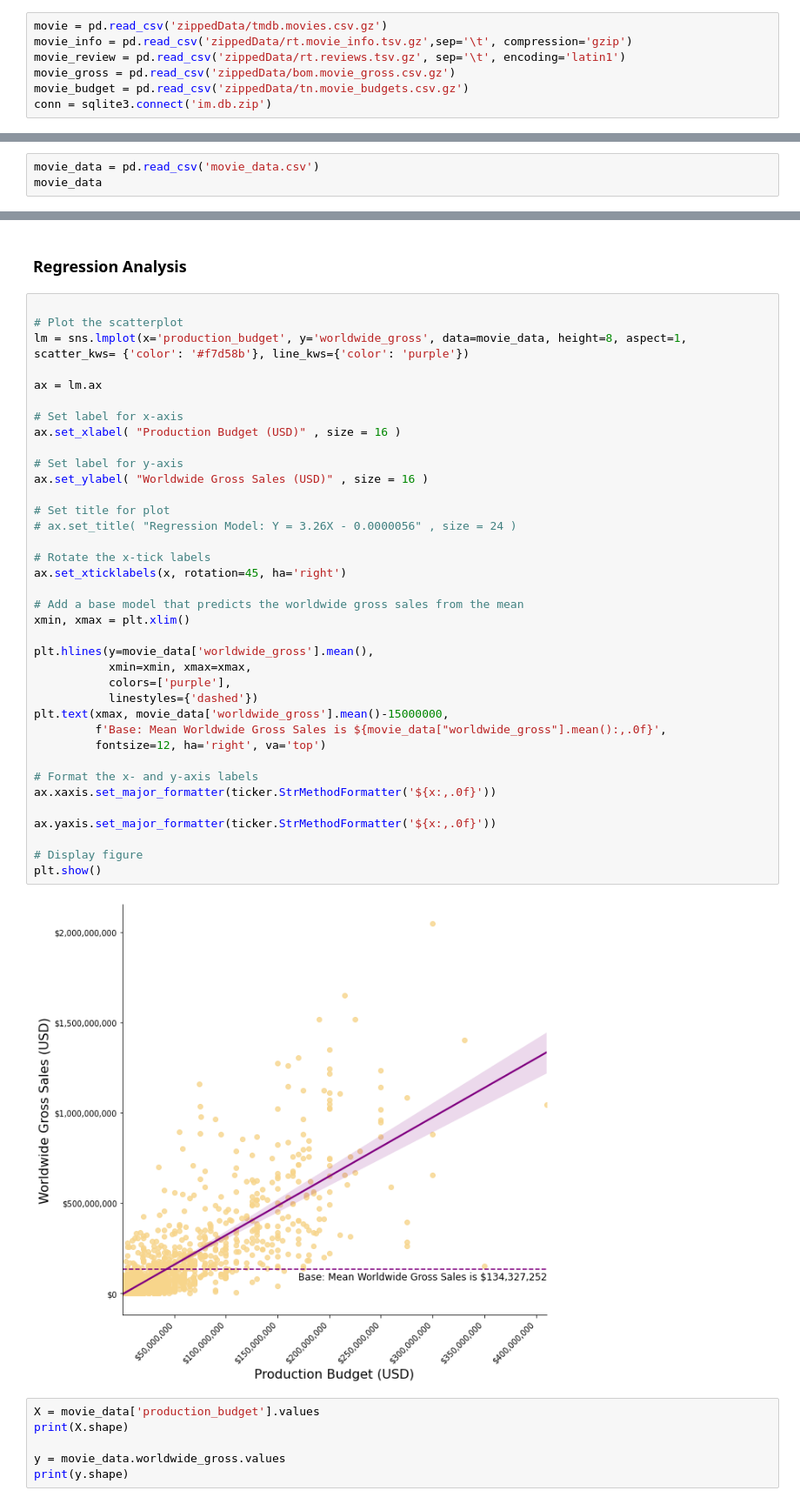
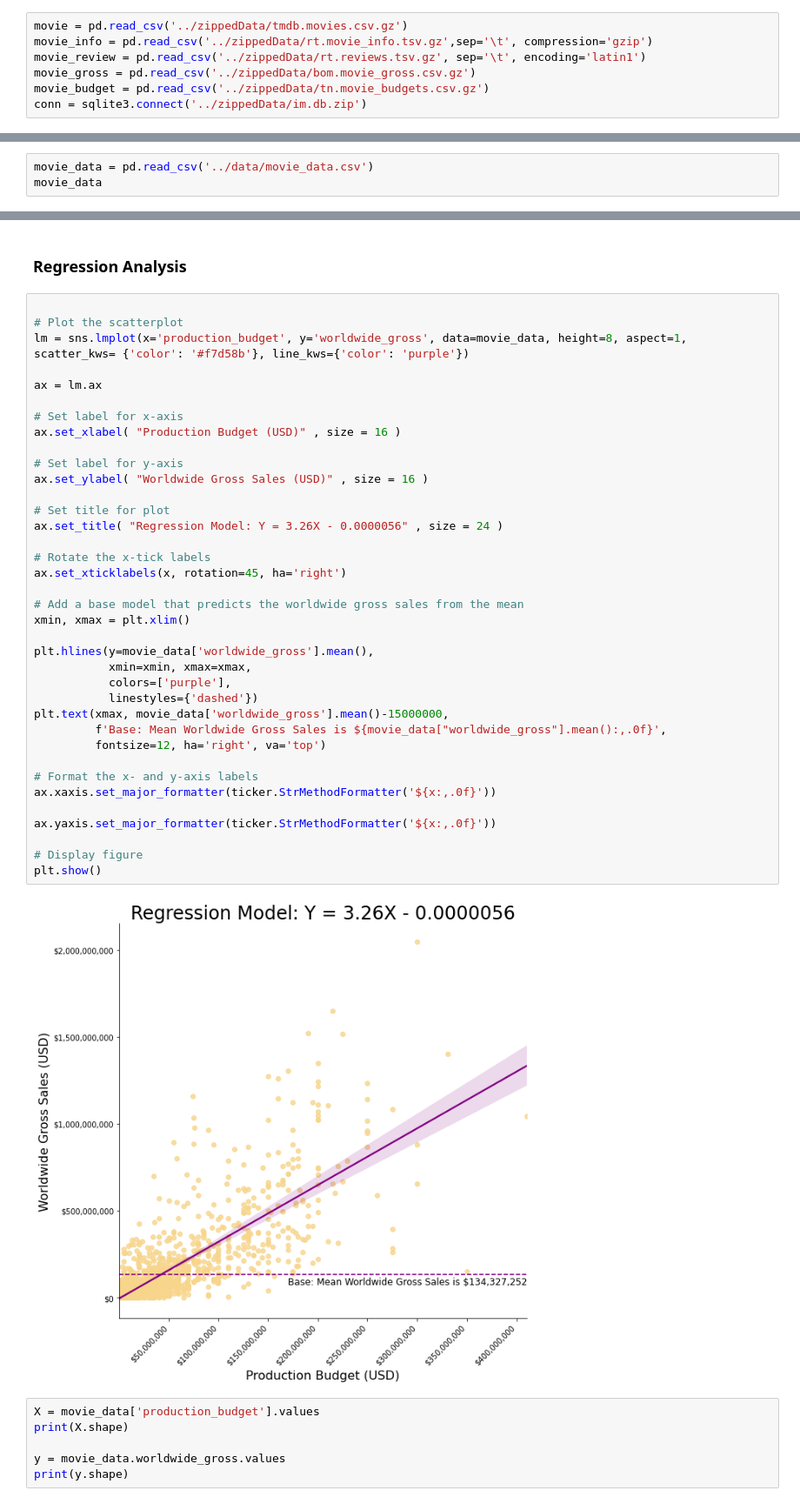
Before and after one commit to lillianlakes/box-office-films, a Jupyter notebook: working-notebooks/data-analysis-lillian.ipynb, the cells around one changed output, grey strips where cells are left out. Shown: that part at 87% size. Drawn from its saved outputs; the diff is of its cells as text.

```diff
--- a/lillian_eda_visuals.ipynb
+++ b/working-notebooks/data-analysis-lillian.ipynb
@@ -16,11 +16,11 @@ import zipfile
 import warnings
 warnings.filterwarnings('ignore')
 # %%
-movie = pd.read_csv('zippedData/tmdb.movies.csv.gz')
-movie_info = pd.read_csv('zippedData/rt.movie_info.tsv.gz',sep='\t', compression='gzip')
-movie_review = pd.read_csv('zippedData/rt.reviews.tsv.gz', sep='\t', encoding='latin1')
-movie_gross = pd.read_csv('zippedData/bom.movie_gross.csv.gz')
-movie_budget = pd.read_csv('zippedData/tn.movie_budgets.csv.gz')
-conn = sqlite3.connect('im.db.zip')
+movie = pd.read_csv('../zippedData/tmdb.movies.csv.gz')
+movie_info = pd.read_csv('../zippedData/rt.movie_info.tsv.gz',sep='\t', compression='gzip')
+movie_review = pd.read_csv('../zippedData/rt.reviews.tsv.gz', sep='\t', encoding='latin1')
+movie_gross = pd.read_csv('../zippedData/bom.movie_gross.csv.gz')
+movie_budget = pd.read_csv('../zippedData/tn.movie_budgets.csv.gz')
+conn = sqlite3.connect('../zippedData/im.db.zip')
 # %%
 #specify the path to the zip file
@@ -581,7 +581,7 @@ plt.tight_layout()
 # %% [markdown]
 ### **Importing Final Master Dataset**
 # %%
-movie_data = pd.read_csv('movie_data.csv')
+movie_data = pd.read_csv('../data/movie_data.csv')
 movie_data
 # %% [output]
 |  | movie | genres | main_genre | subgenres | release_month | release_year | budget | production_budget | ... |
@@ -687,35 +687,35 @@ ax = lm.ax
 # Set label for x-axis
 ax.set_xlabel( "Production Budget (USD)" , size = 16 )
 
 # Set label for y-axis
 ax.set_ylabel( "Worldwide Gross Sales (USD)" , size = 16 )
 
 # Set title for plot
-# ax.set_title( "Regression Model: Y = 3.26X - 0.0000056" , size = 24 )
+ax.set_title( "Regression Model: Y = 3.26X - 0.0000056" , size = 24 )
 
 # Rotate the x-tick labels
 ax.set_xticklabels(x, rotation=45, ha='right')
 
 # Add a base model that predicts the worldwide gross sales from the mean
 xmin, xmax = plt.xlim()
 
 plt.hlines(y=movie_data['worldwide_gross'].mean(),
            xmin=xmin, xmax=xmax,
            colors=['purple'],
            linestyles={'dashed'})
 plt.text(xmax, movie_data['worldwide_gross'].mean()-15000000,
          f'Base: Mean Worldwide Gross Sales is ${movie_data["worldwide_gross"].mean():,.0f}',
          fontsize=12, ha='right', va='top')
 
 # Format the x- and y-axis labels
 ax.xaxis.set_major_formatter(ticker.StrMethodFormatter('${x:,.0f}'))
 
 ax.yaxis.set_major_formatter(ticker.StrMethodFormatter('${x:,.0f}'))
 
 # Display figure
 plt.show()
 # %% [output]
-[figure, old version]
+[figure, new version]
 # %%
 X = movie_data['production_budget'].values
 print(X.shape)
```
Also changed, not shown: parts of 2 cells of this notebook, 12 other files.
